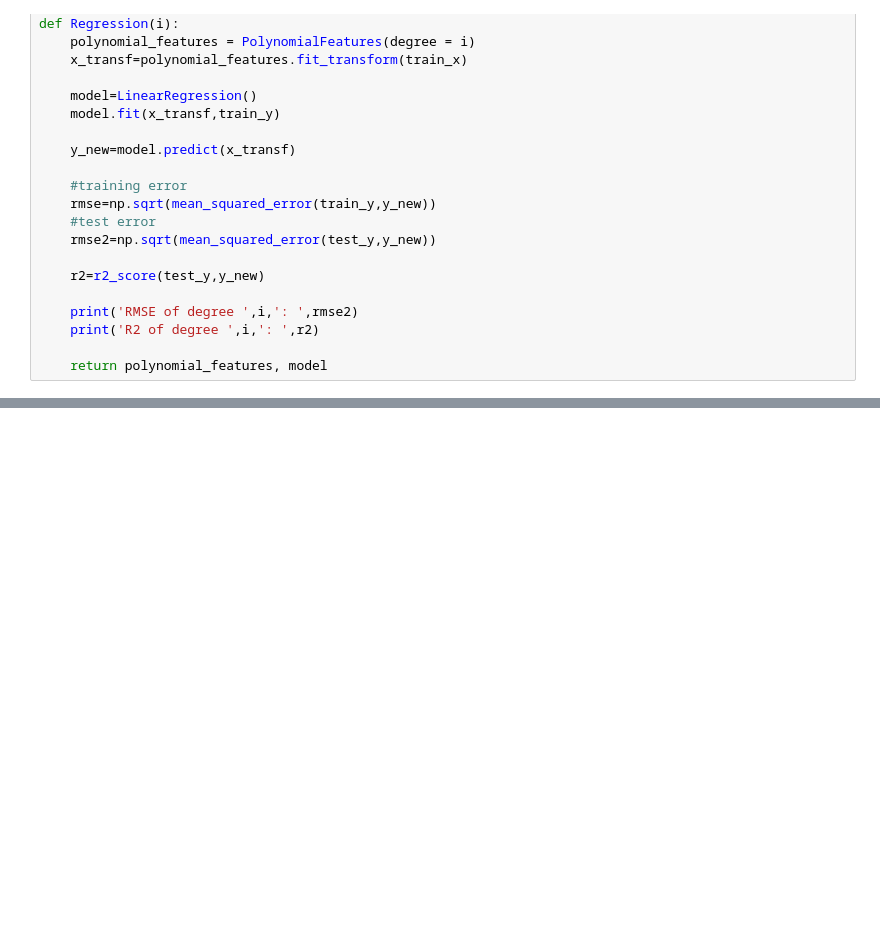
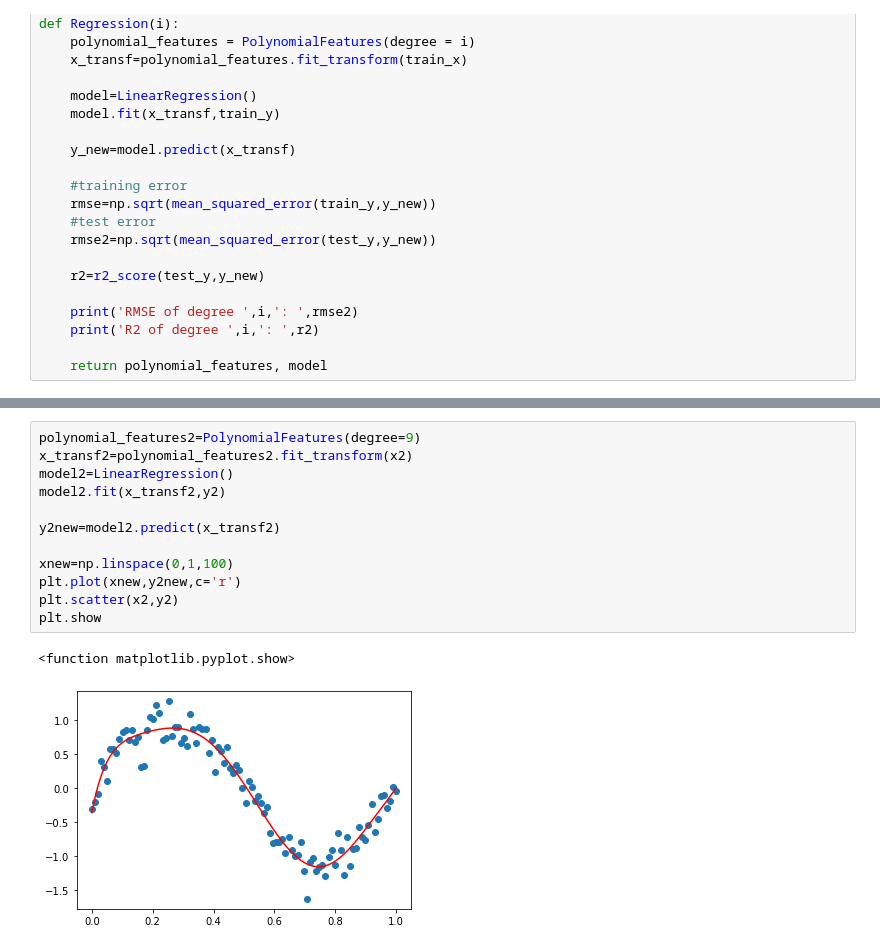
Before and after one commit to rohanmandrekar/overfitting-using-higher-order-linear-regression, a Jupyter notebook: overfitting.ipynb, the cells around one changed output, grey strips where cells are left out. Saved outputs shown, nothing was run; the diff lists cells and outputs as text; blank space fills up the shorter version.

```diff
--- a/overfitting.ipynb
+++ b/overfitting.ipynb
@@ -275,0 +352,15 @@ plt.show()
+# %%
+polynomial_features2=PolynomialFeatures(degree=9)
+x_transf2=polynomial_features2.fit_transform(x2)
+model2=LinearRegression()
+model2.fit(x_transf2,y2)
+
+y2new=model2.predict(x_transf2)
+
+xnew=np.linspace(0,1,100)
+plt.plot(xnew,y2new,c='r')
+plt.scatter(x2,y2)
+plt.show
+# %% [output]
+<function matplotlib.pyplot.show>
+[figure, added]
```
Also changed, not shown: parts of 12 cells of this notebook.
